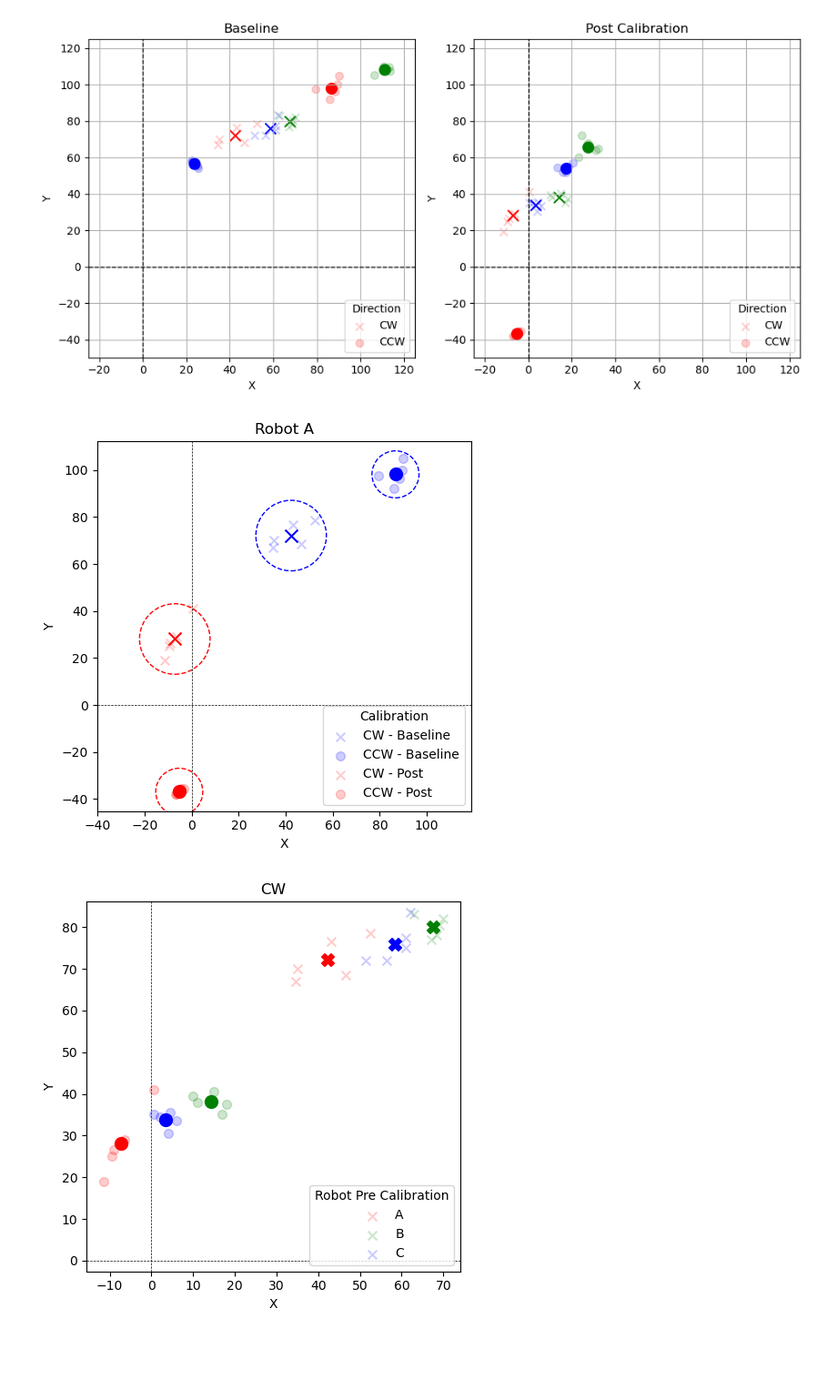
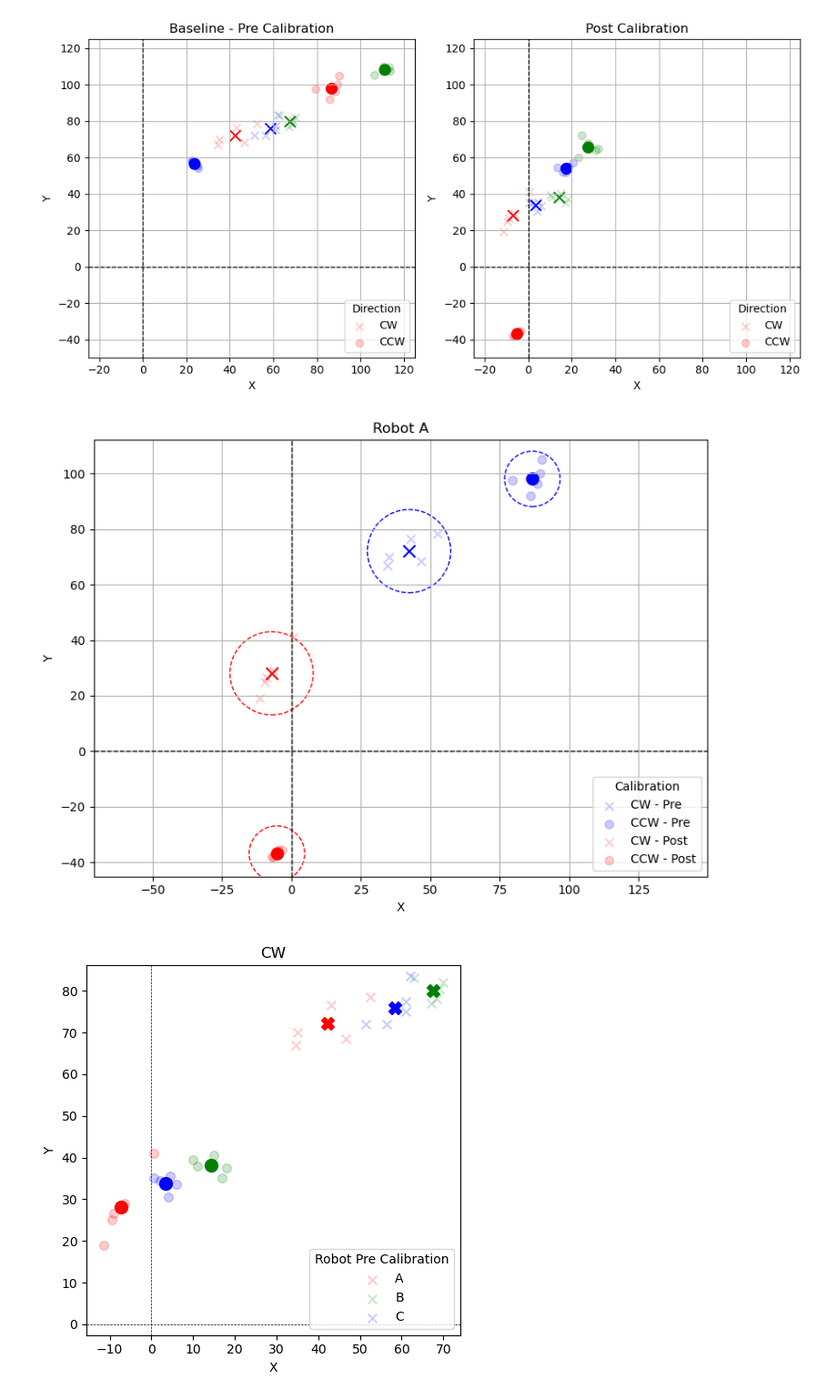
Before and after one commit to pilipb/Robotics-A2, a Jupyter notebook: Plotting/xy_plots.ipynb, the cells around one changed output. Shown at 91% size. Drawn from its saved outputs; the diff is of its cells as text; code cells hidden in the pictures; blank space fills up the shorter version.

Commit message:
more plots

```diff
--- a/Plotting/xy_plots.ipynb
+++ b/Plotting/xy_plots.ipynb
@@ -60,7 +60,7 @@ ax[1].scatter(post['B_x'][5:], post['B_y'][5:], label='CCW', s=50, marker='o', c
 ax[1].scatter(post['C_x'][:5], post['C_y'][:5], label='CW', s=50, marker='x', c='b', alpha=0.2)
 ax[1].scatter(post['C_x'][5:], post['C_y'][5:], label='CCW', s=50, marker='o', c='b', alpha=0.2)
 
-ax[0].set_title('Baseline')
+ax[0].set_title('Baseline - Pre Calibration')
 ax[1].set_title('Post Calibration')
 ax[0].set_xlabel('X')
 ax[0].set_ylabel('Y')
@@ -116,10 +116,10 @@ ax[1].legend(['CW', 'CCW'], loc='lower right', title='Direction')
 
 plt.show()
 # %% [output]
-[figure, old version]
+[figure, new version]
 # %%
 # new plot that only shows the difference between the baseline and post calibration data for robot A
-fig, ax = plt.subplots(1, 1, figsize=(5, 5))
+fig, ax = plt.subplots(1, 1, figsize=(8, 6))
 
 # baseline opacity = 0.5
 ax.scatter(baseline['A_x'][:5], baseline['A_y'][:5], label='Baseline', s=50, marker='x', c='b', alpha=0.2)
@@ -140,37 +140,38 @@ ax.scatter(pa2_x, pa2_y, s=100, marker='o', c='r')
 # plot overall mean values
 # ax.scatter(a_x, a_y, s=100, marker='*', c='b')
 # ax.scatter(pa_x, pa_y, s=100, marker='*', c='r')
 
 # set x and y axes to be the same limits for both plots
 ax.set_xlim(-25, 125)
 ax.set_ylim(-50, 125)
 
 plt.tight_layout()
 # equal axes
 ax.axis('equal')
 
 # plot x=0, y=0
-ax.axvline(0, color='black', lw=0.5, ls='--')
-ax.axhline(0, color='black', lw=0.5, ls='--')
+ax.axvline(0, color='black', lw=1, ls='--')
+ax.axhline(0, color='black', lw=1, ls='--')
 
 # draw a circle centred at the mean of the baseline data
 # and a circle centred at the mean of the post calibration data
 circle1_baseline = plt.Circle((a1_x, a1_y), 15, color='b', fill=False, linestyle='--')
 circle1_post = plt.Circle((pa1_x, pa1_y), 15, color='r', fill=False, linestyle='--')
 circle2_baseline = plt.Circle((a2_x, a2_y), 10, color='b', fill=False, linestyle='--')
 circle2_post = plt.Circle((pa2_x, pa2_y), 10, color='r', fill=False, linestyle='--')
 ax.add_artist(circle1_baseline)
 ax.add_artist(circle1_post)
 ax.add_artist(circle2_baseline)
 ax.add_artist(circle2_post)
 
+ax.grid()
 
 # Legend that shows all x are CW and all o are CCW
-ax.legend(['CW - Baseline', 'CCW - Baseline', 'CW - Post', 'CCW - Post'], loc='lower right', title='Calibration')
+ax.legend(['CW - Pre', 'CCW - Pre', 'CW - Post', 'CCW - Post'], loc='lower right', title='Calibration')
 
 plt.show()
 # %% [output]
-[figure, old version]
+[figure, new version]
 # %%
 # a new plot that shows the difference between the baseline and post calibration data for all robots but only CW
 fig, ax = plt.subplots(1, 1, figsize=(5, 5))
```
